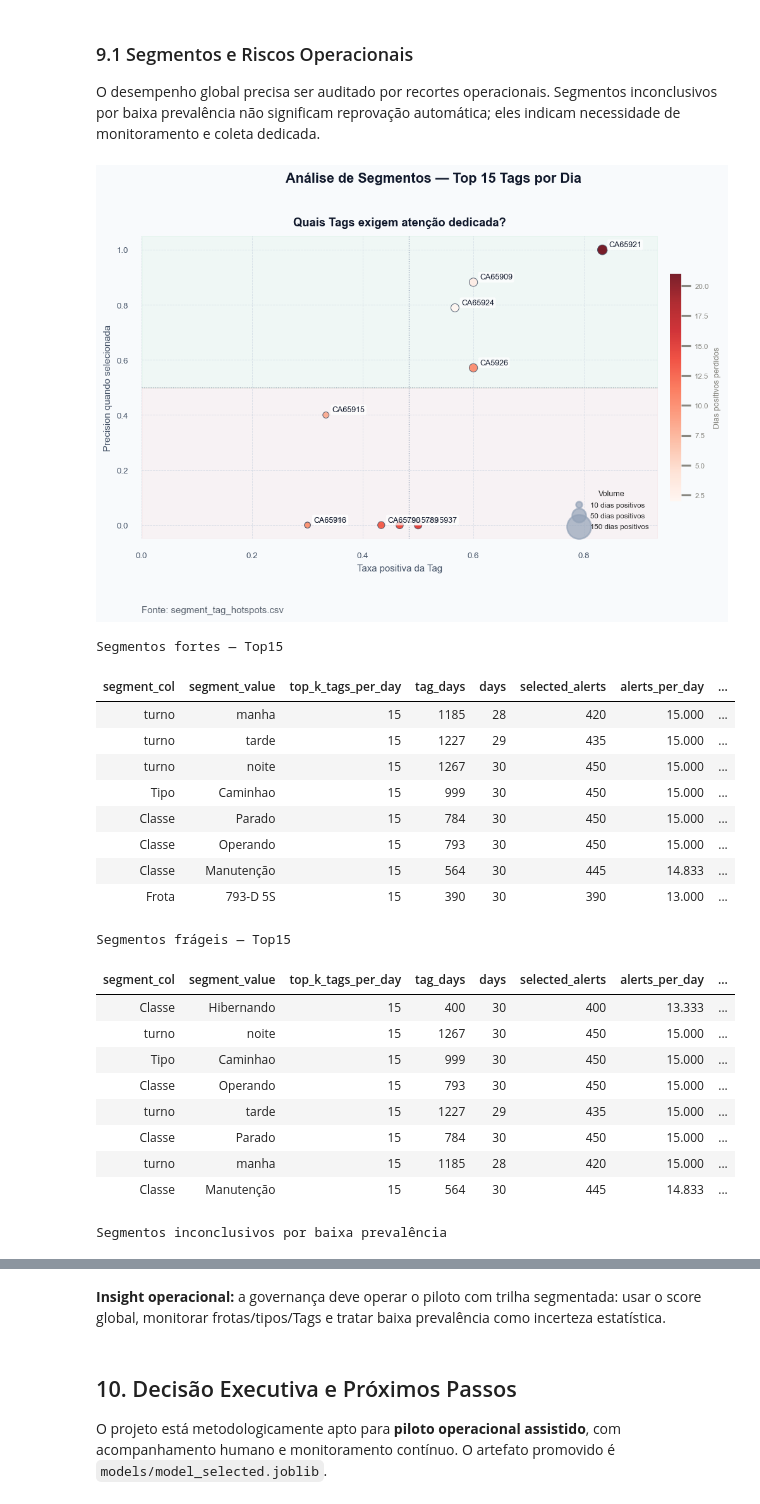
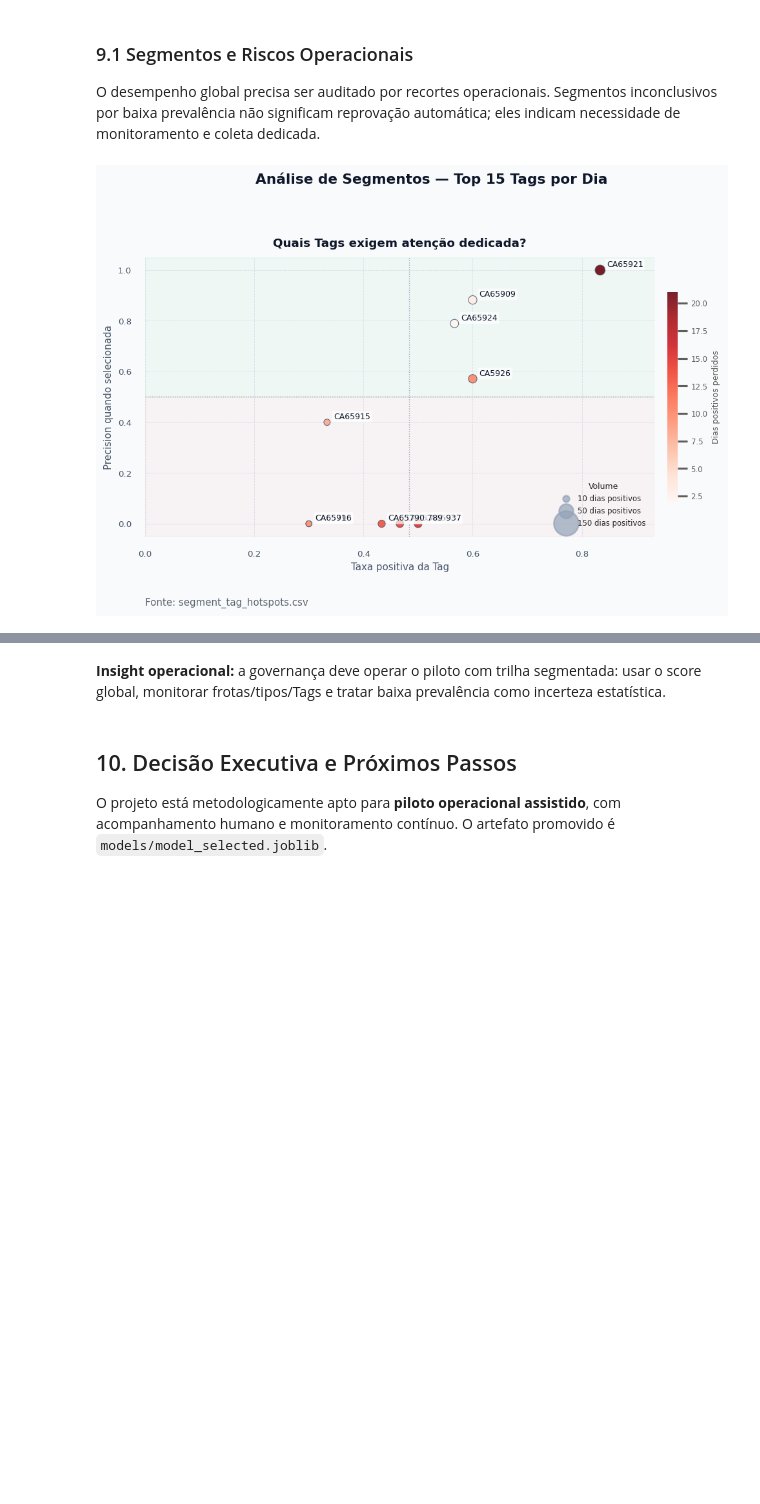
Before and after one commit to LuccaRomagnolli/Projeto-Vale, a Jupyter notebook: notebooks/main.ipynb, the cells around one changed output, grey strips where cells are left out. Saved outputs shown, nothing was run; the diff lists cells and outputs as text; code cells hidden in the pictures; blank space fills up the shorter version.

```diff
--- a/notebooks/main.ipynb
+++ b/notebooks/main.ipynb
@@ -2030,86 +2337,31 @@ ax.set_ylim(-0.05, 1.05)
 ax.tick_params(axis="both", labelsize=8, colors="#475569")
 ax.set_axisbelow(True)
 ax.xaxis.grid(True, color="#cbd5e1", linewidth=0.5, linestyle="--")
 ax.yaxis.grid(True, color="#cbd5e1", linewidth=0.5, linestyle="--")
 for spine in ax.spines.values():
     spine.set_visible(False)
 
 for days in [10, 50, 150]:
     ax.scatter([], [], s=days * 3.5, c="#94a3b8", alpha=0.7,
                label=f"{days} dias positivos")
 ax.legend(title="Volume", fontsize=7, title_fontsize=7.5,
           frameon=False, loc="lower right")
 
 add_source_note(ax, "Fonte: segment_tag_hotspots.csv")
 
 plt.suptitle("Análise de Segmentos — Top 15 Tags por Dia",
              fontsize=13, fontweight="bold", color="#0f172a", y=1.02)
 
 plt.tight_layout()
 plt.savefig("/tmp/_seg_plot.png", dpi=150, bbox_inches="tight",
             facecolor=fig.get_facecolor())
 plt.show()
 
-# ══════════════════════════════════════════════════════════════════════════════
-# TABELAS ESTILIZADAS
-# ══════════════════════════════════════════════════════════════════════════════
-strong = pd.DataFrame(segment_json.get("strongest_top15_segments",  [])).head(8)
-weak   = pd.DataFrame(segment_json.get("weakest_top15_segments",    [])).head(8)
-inconc = pd.DataFrame(segment_json.get("inconclusive_segments",     [])).head(8)
-
-def _style_table(df, caption, accent):
-    return (
-        df.style
-        .hide(axis="index")
-        .format(precision=3)
-        .set_caption(f"<b>{caption}</b>")
-        .set_table_styles([
-            {"selector": "caption",
-             "props": [("font-size", "13px"), ("color", "#0f172a"),
-                       ("text-align", "left"), ("padding-bottom", "6px")]},
-            {"selector": "thead tr th",
-             "props": [("background-color", accent), ("color", "white"),
-                       ("font-size", "11px"), ("padding", "6px 10px")]},
-            {"selector": "tbody tr:nth-child(even) td",
-             "props": [("background-color", "#f1f5f9")]},
-            {"selector": "tbody td",
-             "props": [("font-size", "11px"), ("padding", "5px 10px"),
-                       ("border-bottom", "1px solid #e2e8f0")]},
-        ])
-    )
-
-if not strong.empty:
-    display(_style_table(strong, "Segmentos fortes — Top15", "#0d9488"))
-if not weak.empty:
-    display(_style_table(weak,   "Segmentos frágeis — Top15", "#dc2626"))
-if not inconc.empty:
-    display(_style_table(inconc, "Segmentos inconclusivos por baixa prevalência", "#7c3aed"))
 
 display(Markdown(
     "**Insight operacional:** a governança deve operar o piloto com trilha segmentada: "
     "usar o score global, monitorar frotas/tipos/Tags e tratar baixa prevalência "
     "como incerteza estatística."
 ))
 # %% [output]
-[figure, old version]
+[figure, new version]
-Segmentos fortes — Top15
-| segment_col | segment_value | top_k_tags_per_day | tag_days | days | selected_alerts | alerts_per_day | ... |
-| turno | manha | 15 | 1185 | 28 | 420 | 15.000 | ... |
-| turno | tarde | 15 | 1227 | 29 | 435 | 15.000 | ... |
-| turno | noite | 15 | 1267 | 30 | 450 | 15.000 | ... |
-| Tipo | Caminhao | 15 | 999 | 30 | 450 | 15.000 | ... |
-| Classe | Parado | 15 | 784 | 30 | 450 | 15.000 | ... |
-| Classe | Operando | 15 | 793 | 30 | 450 | 15.000 | ... |
-| Classe | Manutenção | 15 | 564 | 30 | 445 | 14.833 | ... |
-| Frota | 793-D 5S | 15 | 390 | 30 | 390 | 13.000 | ... |
-Segmentos frágeis — Top15
-| segment_col | segment_value | top_k_tags_per_day | tag_days | days | selected_alerts | alerts_per_day | ... |
-| Classe | Hibernando | 15 | 400 | 30 | 400 | 13.333 | ... |
-| turno | noite | 15 | 1267 | 30 | 450 | 15.000 | ... |
-| Tipo | Caminhao | 15 | 999 | 30 | 450 | 15.000 | ... |
-| Classe | Operando | 15 | 793 | 30 | 450 | 15.000 | ... |
-| turno | tarde | 15 | 1227 | 29 | 435 | 15.000 | ... |
-| Classe | Parado | 15 | 784 | 30 | 450 | 15.000 | ... |
-| turno | manha | 15 | 1185 | 28 | 420 | 15.000 | ... |
-| Classe | Manutenção | 15 | 564 | 30 | 445 | 14.833 | ... |
-Segmentos inconclusivos por baixa prevalência
```
Also changed, not shown: parts of 14 cells of this notebook.
